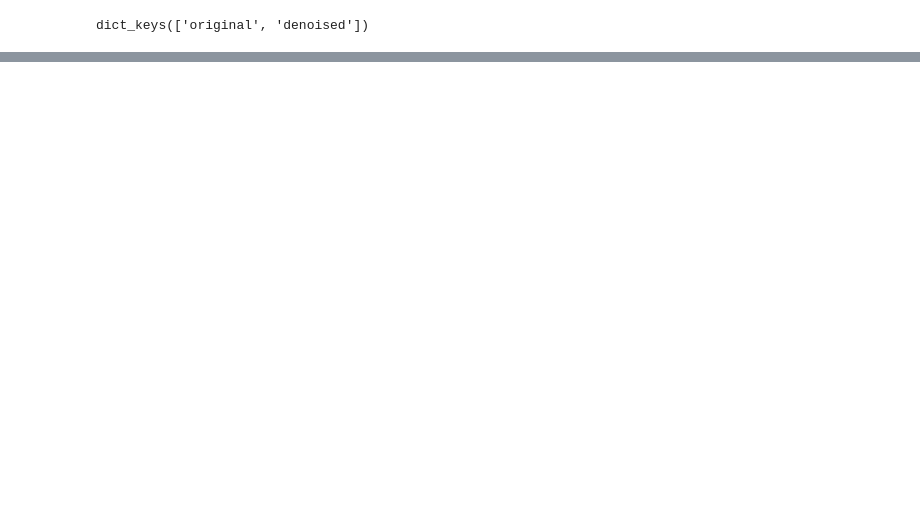
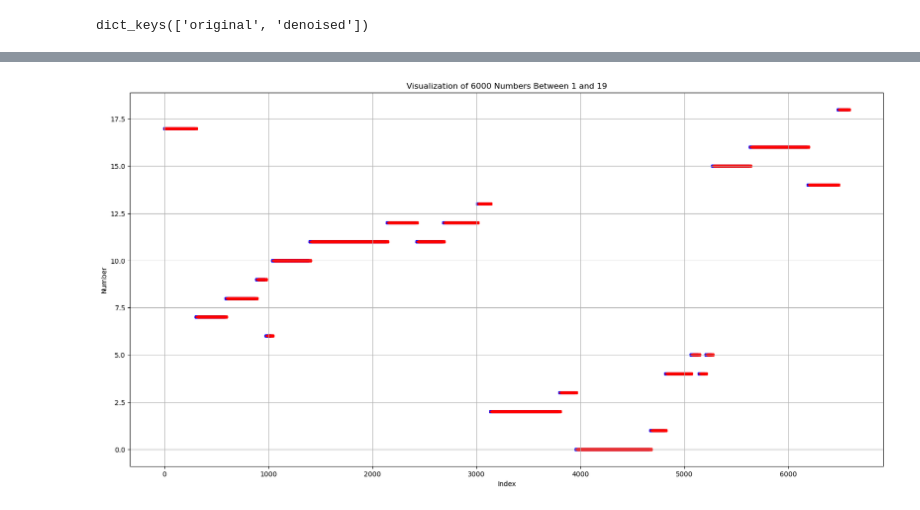
Before and after one commit to maxim-mat/trace-denoise, a Jupyter notebook: src/pg2.ipynb, the cells around one changed output, grey strips where cells are left out. Drawn from its saved outputs; the diff is of its cells as text; code cells hidden in the pictures; blank space fills up the shorter version.

```diff
--- a/src/pg2.ipynb
+++ b/src/pg2.ipynb
@@ -82,0 +161,16 @@ plt.show()
+# %%
+data = x_result[4]
+data2 = smooth(x_hat_result[4], l=10, r=0, operation='mode')
+
+plt.figure(figsize=(20, 10))
+plt.scatter(range(len(data)), data, marker='>', c='b', s=10)
+plt.scatter(range(len(data2)), data2, marker='<', c='r', s=10)
+
+plt.xlabel('Index')
+plt.ylabel('Number')
+plt.title('Visualization of 6000 Numbers Between 1 and 19')
+plt.grid(True)
+
+plt.show()
+# %% [output]
+[figure, added]
```
Also changed, not shown: parts of 11 cells of this notebook, 4 other files.
